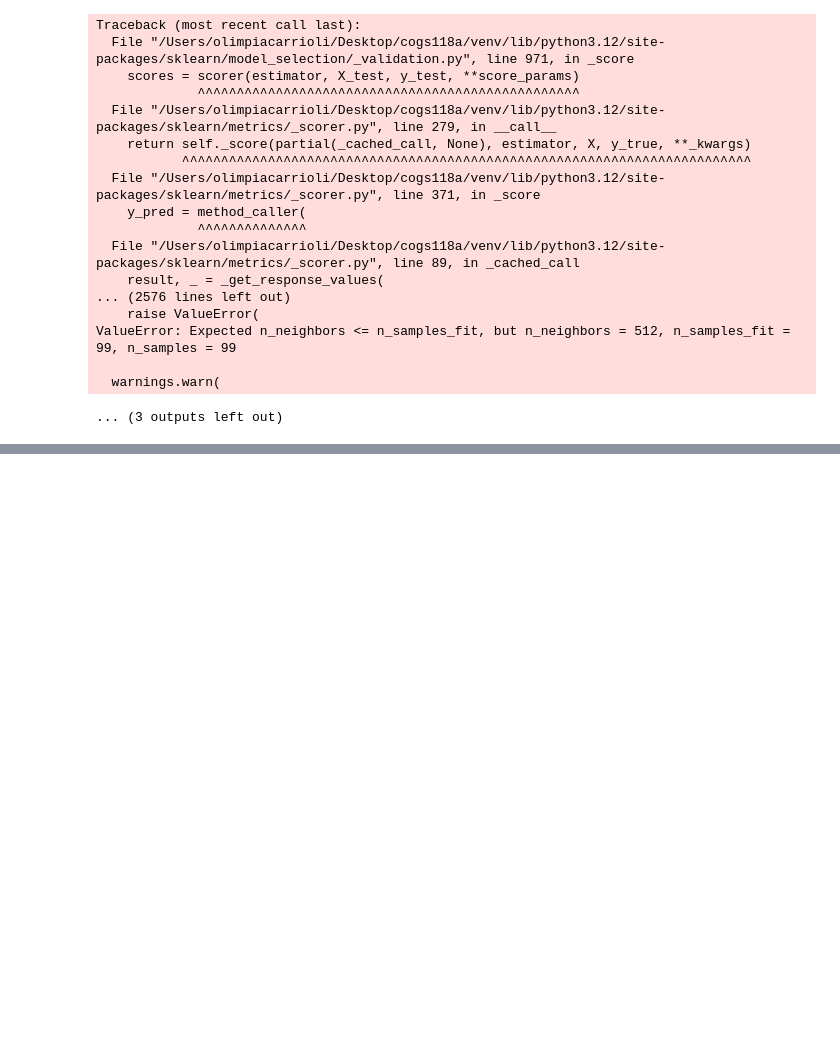
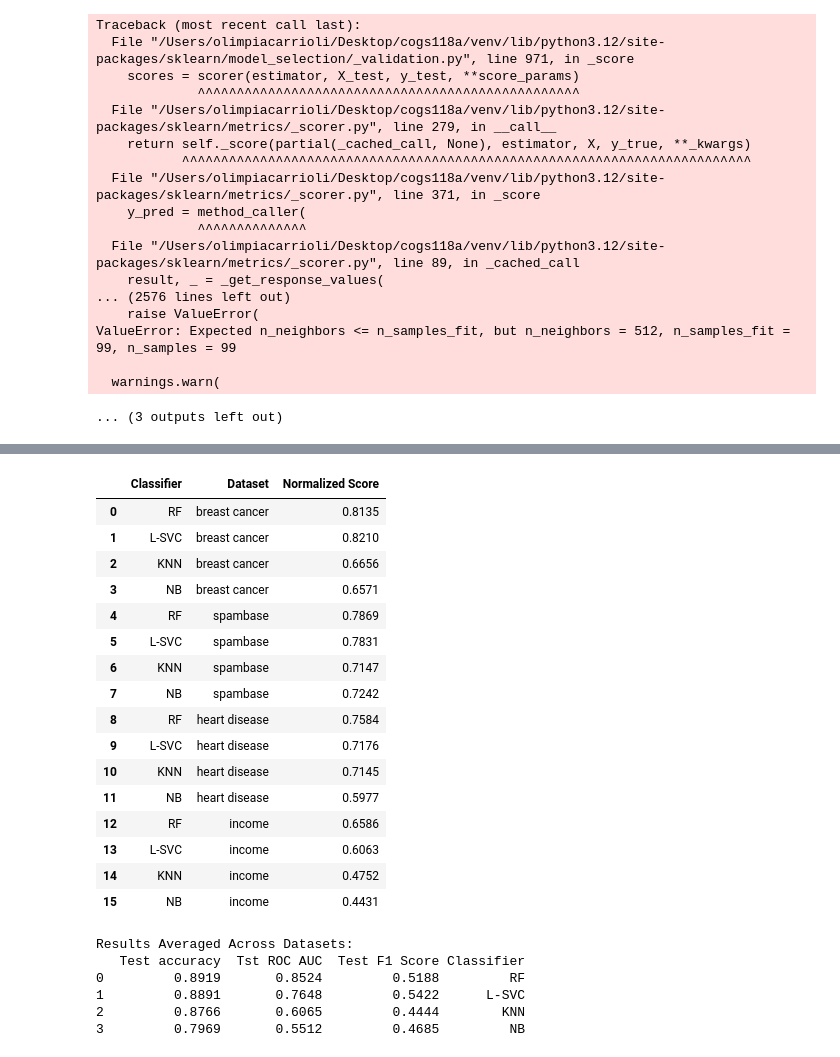
Before and after one commit to holliwood8/final-project, a Jupyter notebook: final-project.ipynb, the cells around one changed output, grey strips where cells are left out. Cells and saved outputs as stored; diff of their text form; code cells hidden in the pictures; blank space fills up the shorter version.

```diff
--- a/final-project.ipynb
+++ b/final-project.ipynb
@@ -329,3 +285,50 @@ comparison_table.to_csv("comparison_table.csv", index=False)
+# %%
+# Apply normalization and aggregation
+normalized_results = normalize_and_aggregate_results(trainer)
+normalized_results.rename(columns={'Avg Score (Metrics)': 'Normalized Score'}, inplace=True)
+normalized_results['Dataset'] = normalized_results['Dataset'].map(lambda x: x.replace('_', ' '))
+normalized_results['Classifier'] = normalized_results['Classifier'].replace({'RandomForestClassifier': 'RF', 'LinearSVC': 'L-SVC', 'KNeighborsClassifier': 'KNN', 'GaussianNB': 'NB'})
+
+
+normalized_results['Normalized Score'] = normalized_results['Normalized Score'].round(4)
+normalized_results.to_csv("normalized_results.csv", index=False)
+normalized_results
+# %% [output]
+|  | Classifier | Dataset | Normalized Score |
+| 0 | RF | breast cancer | 0.8135 |
+| 1 | L-SVC | breast cancer | 0.8210 |
+| 2 | KNN | breast cancer | 0.6656 |
+| 3 | NB | breast cancer | 0.6571 |
+| 4 | RF | spambase | 0.7869 |
+| 5 | L-SVC | spambase | 0.7831 |
+| 6 | KNN | spambase | 0.7147 |
+| 7 | NB | spambase | 0.7242 |
+| 8 | RF | heart disease | 0.7584 |
+| 9 | L-SVC | heart disease | 0.7176 |
+| 10 | KNN | heart disease | 0.7145 |
+| 11 | NB | heart disease | 0.5977 |
+| 12 | RF | income | 0.6586 |
+| 13 | L-SVC | income | 0.6063 |
+| 14 | KNN | income | 0.4752 |
+| 15 | NB | income | 0.4431 |
+# %%
+# Generate and display the table
+dataset_avg_table = average_across_datasets(trainer)
+dataset_avg_table['test_accuracy'] = dataset_avg_table['test_accuracy'].round(4)
+dataset_avg_table['test_roc_auc'] = dataset_avg_table['test_roc_auc'].round(4)
+dataset_avg_table['test_f1'] = dataset_avg_table['test_f1'].round(4)
+dataset_avg_table.rename(columns={'test_accuracy': 'Test accuracy', 'test_roc_auc': 'Tst ROC AUC', 'test_f1': 'Test F1 Score'}, inplace=True)
+dataset_avg_table['Classifier']=dataset_avg_table['Classifier'].map({'RandomForestClassifier': 'RF', 'LinearSVC': 'L-SVC', 'KNeighborsClassifier': 'KNN', 'GaussianNB': 'NB'})
+print("Results Averaged Across Datasets:")
+print(dataset_avg_table)
+dataset_avg_table.to_csv("dataset_avg_table.csv", index=False)
+# %% [output]
+Results Averaged Across Datasets:
+   Test accuracy  Tst ROC AUC  Test F1 Score Classifier
+0         0.8919       0.8524         0.5188         RF
+1         0.8891       0.7648         0.5422      L-SVC
+2         0.8766       0.6065         0.4444        KNN
+3         0.7969       0.5512         0.4685         NB
 # %%
 # Generate and display the table
 partition_comparison_all_table = summarize_partition_comparison_all_datasets(trainer, metric='test_accuracy')
```
Also changed, not shown: parts of 19 cells of this notebook, 4 other files.
